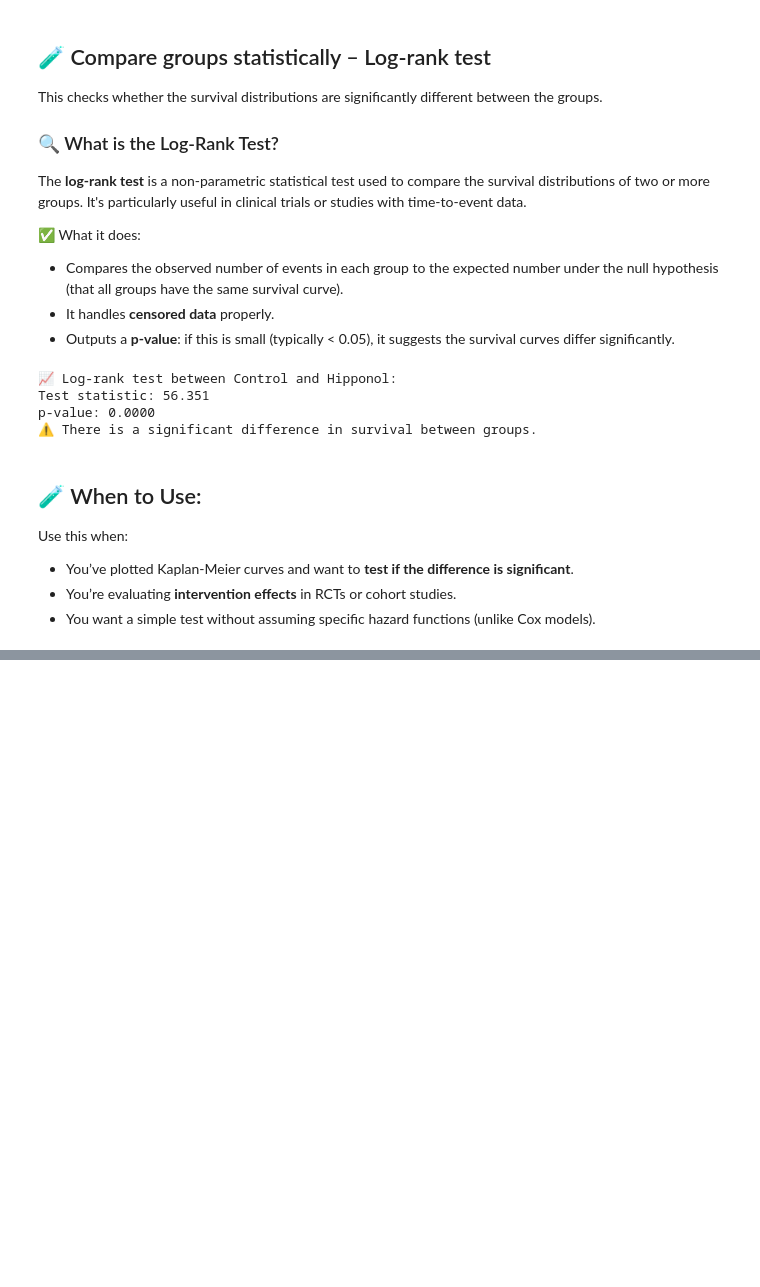
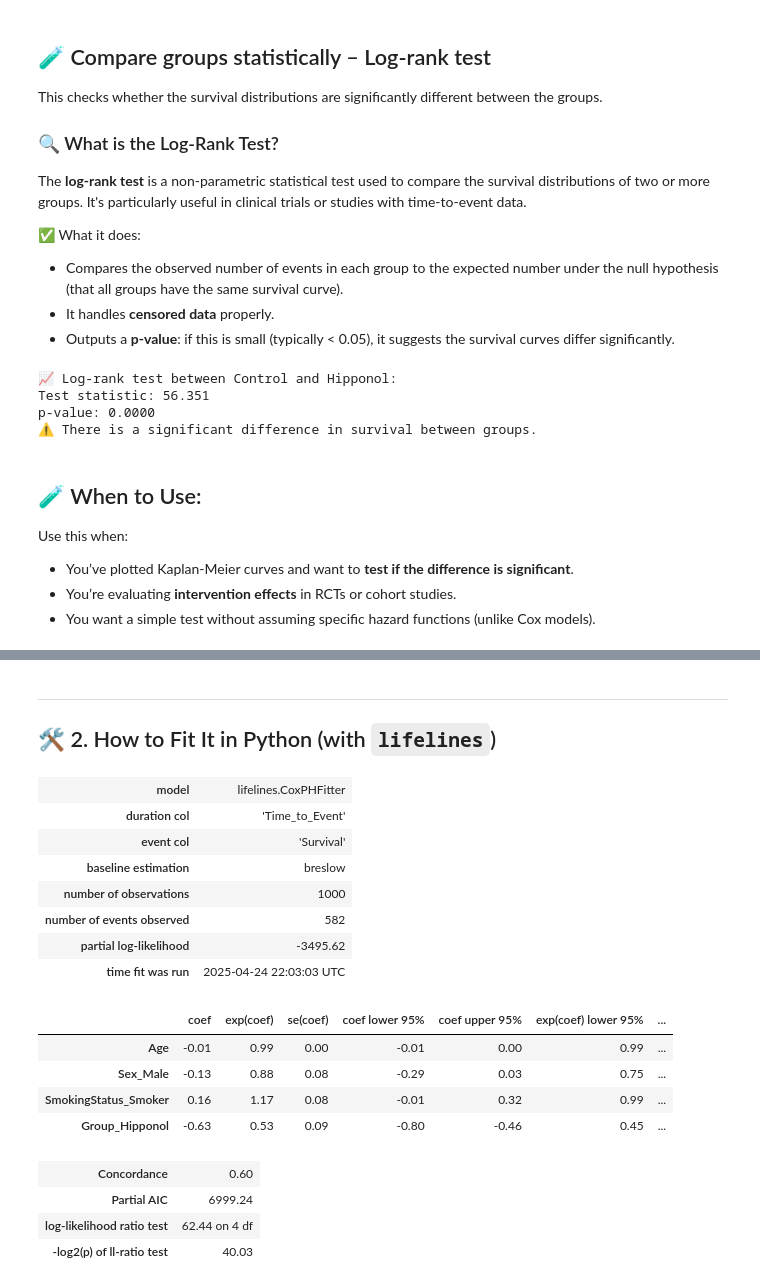
Before and after one commit to ggkuhnle/data-analysis-toolkit-FNS, a Jupyter notebook: notebooks/10_mini_projects/10.1_clinical_trial.ipynb, the cells around one changed output, grey strips where cells are left out. Cells and saved outputs as stored; diff of their text form; code cells hidden in the pictures; blank space fills up the shorter version.

```diff
--- a/notebooks/10_mini_projects/10.1_clinical_trial.ipynb
+++ b/notebooks/10_mini_projects/10.1_clinical_trial.ipynb
@@ -781,0 +802,38 @@ Use this when:
+# %% [markdown]
+---
+
+## 🛠️ 2. How to Fit It in Python (with `lifelines`)
+# %%
+
+from lifelines import CoxPHFitter
+
+# Select relevant columns only
+df_cox = df[["Age", "Sex", "SmokingStatus", "Group", "Time_to_Event", "Survival"]].copy()
+
+# One-hot encode categorical variables, dropping first category to avoid multicollinearity
+df_cox = pd.get_dummies(df_cox, drop_first=True)
+
+# Fit the Cox model
+cph = CoxPHFitter()
+cph.fit(df_cox, duration_col="Time_to_Event", event_col="Survival")
+
+# Print the summary
+cph.print_summary()
+# %% [output]
+| model | lifelines.CoxPHFitter |
+| duration col | 'Time_to_Event' |
+| event col | 'Survival' |
+| baseline estimation | breslow |
+| number of observations | 1000 |
+| number of events observed | 582 |
+| partial log-likelihood | -3495.62 |
+| time fit was run | 2025-04-24 22:03:03 UTC |
+|  | coef | exp(coef) | se(coef) | coef lower 95% | coef upper 95% | exp(coef) lower 95% | ... |
+| Age | -0.01 | 0.99 | 0.00 | -0.01 | 0.00 | 0.99 | ... |
+| Sex_Male | -0.13 | 0.88 | 0.08 | -0.29 | 0.03 | 0.75 | ... |
+| SmokingStatus_Smoker | 0.16 | 1.17 | 0.08 | -0.01 | 0.32 | 0.99 | ... |
+| Group_Hipponol | -0.63 | 0.53 | 0.09 | -0.80 | -0.46 | 0.45 | ... |
+| Concordance | 0.60 |
+| Partial AIC | 6999.24 |
+| log-likelihood ratio test | 62.44 on 4 df |
+| -log2(p) of ll-ratio test | 40.03 |
```
Also changed, not shown: parts of 5 cells of this notebook.
